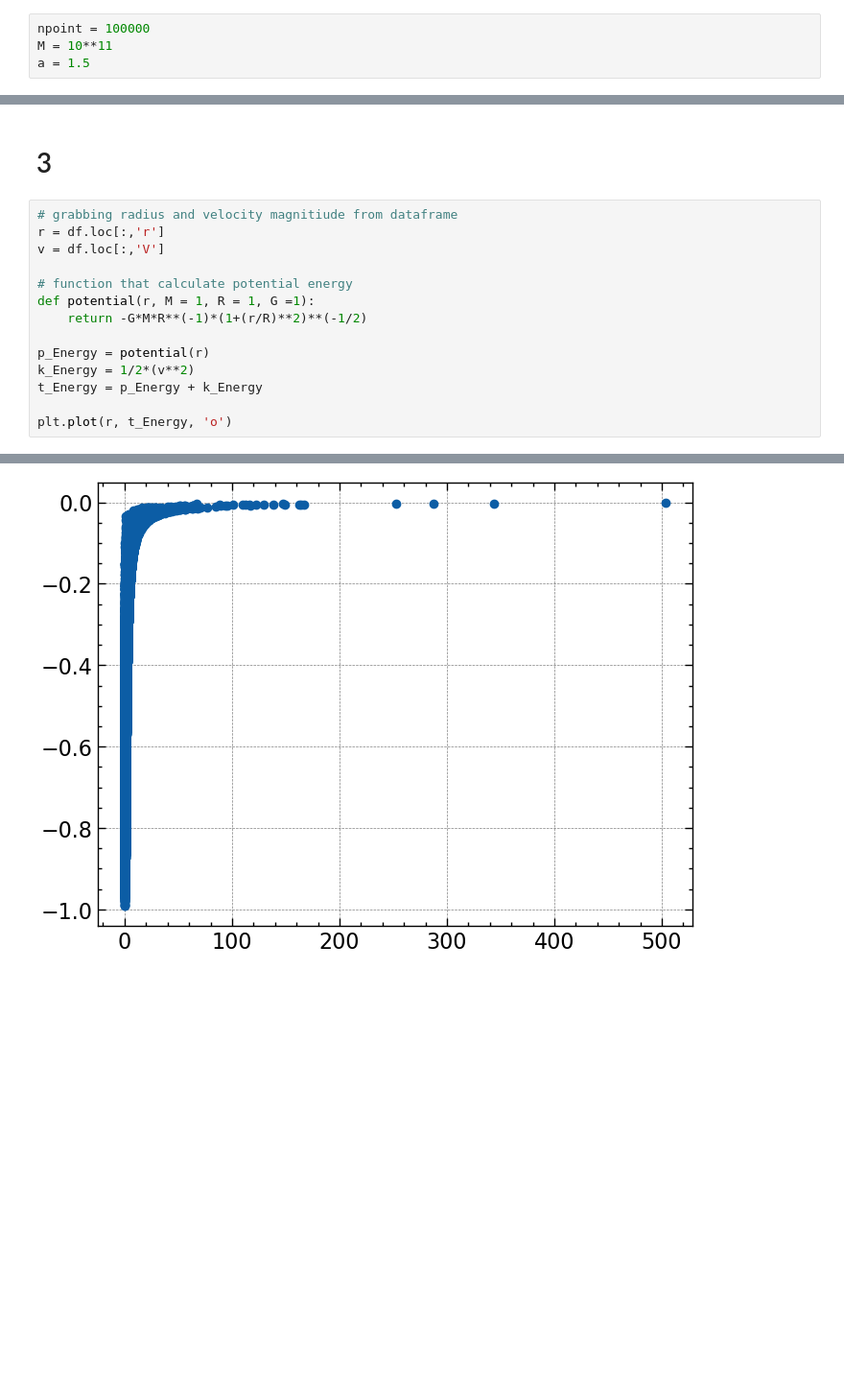
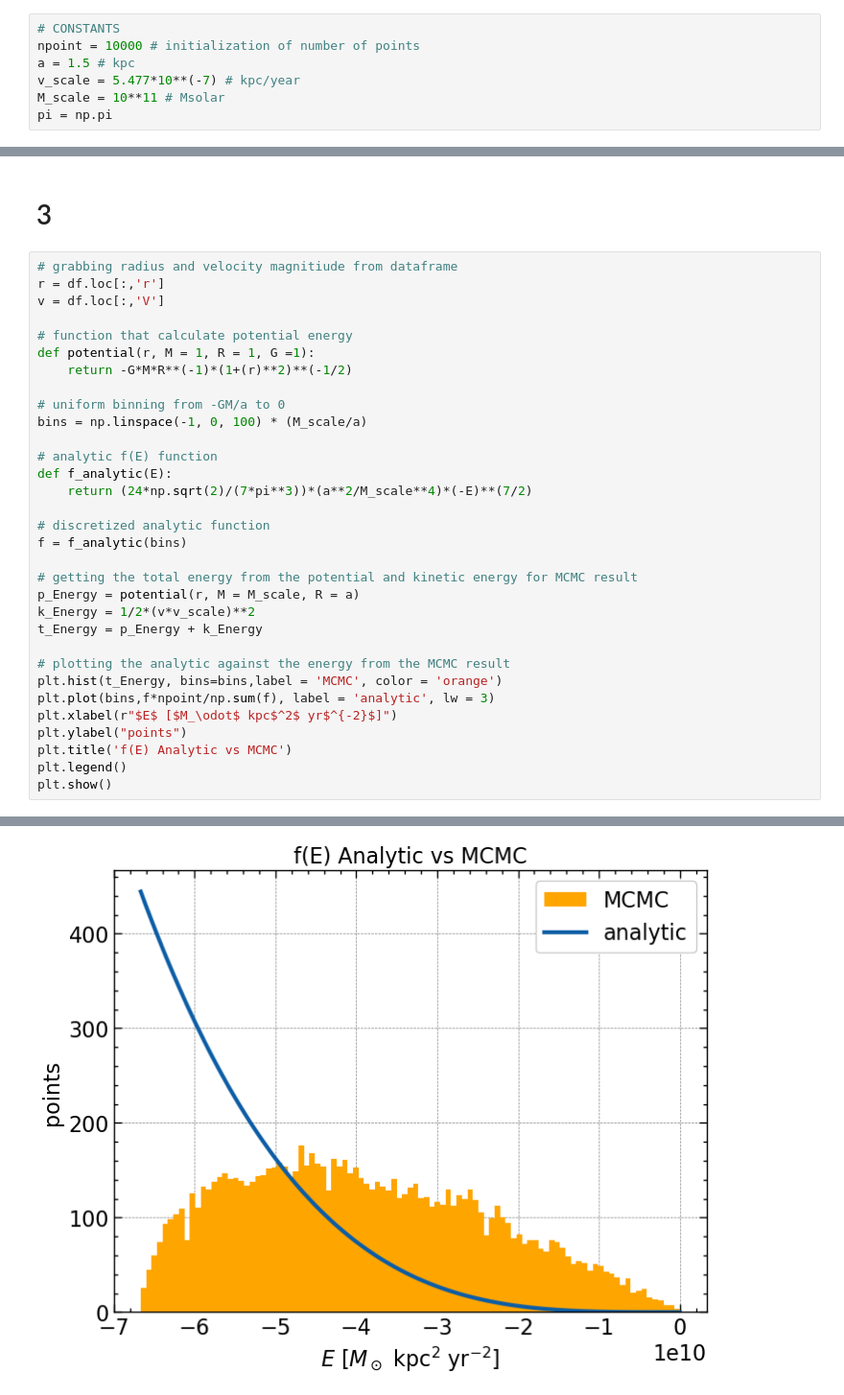
Before and after one commit to liuqiyucn/141, a Jupyter notebook: assignment2/assignment2.ipynb, the cells around one changed output, grey strips where cells are left out. Shown at 96% size. Saved outputs shown, nothing was run; the diff lists cells and outputs as text; blank space fills up the shorter version.

```diff
--- a/assignment2/assignment2.ipynb
+++ b/assignment2/assignment2.ipynb
@@ -10,8 +9,11 @@ pi = np.pi
 # %% [markdown]
 # 1
-# %%
-npoint = 100000
-M = 10**11
-a = 1.5
+# %%
+# CONSTANTS
+npoint = 10000 # initialization of number of points
+a = 1.5 # kpc
+v_scale = 5.477*10**(-7) # kpc/year
+M_scale = 10**11 # Msolar
+pi = np.pi
 # %%
 def initialize(M = 1, R = 1, G = 1):
@@ -79,11 +113,29 @@ v = df.loc[:,'V']
 
 # function that calculate potential energy
 def potential(r, M = 1, R = 1, G =1):
-    return -G*M*R**(-1)*(1+(r/R)**2)**(-1/2)
+    return -G*M*R**(-1)*(1+(r)**2)**(-1/2)
 
-p_Energy = potential(r)
-k_Energy = 1/2*(v**2)
+# uniform binning from -GM/a to 0
+bins = np.linspace(-1, 0, 100) * (M_scale/a)
+
+# analytic f(E) function
+def f_analytic(E):
+    return (24*np.sqrt(2)/(7*pi**3))*(a**2/M_scale**4)*(-E)**(7/2)
+
+# discretized analytic function
+f = f_analytic(bins)
+
+# getting the total energy from the potential and kinetic energy for MCMC result
+p_Energy = potential(r, M = M_scale, R = a)
+k_Energy = 1/2*(v*v_scale)**2
 t_Energy = p_Energy + k_Energy
 
-plt.plot(r, t_Energy, 'o')
+# plotting the analytic against the energy from the MCMC result
+plt.hist(t_Energy, bins=bins,label = 'MCMC', color = 'orange')
+plt.plot(bins,f*npoint/np.sum(f), label = 'analytic', lw = 3)
+plt.xlabel(r"$E$ [$M_\odot$ kpc$^2$ yr$^{-2}$]")
+plt.ylabel("points")
+plt.title('f(E) Analytic vs MCMC')
+plt.legend()
+plt.show()
 # %% [output]
@@ -91 +142 @@ plt.plot(r, t_Energy, 'o')
-[figure, old version]
+[figure, new version]
```
Also changed, not shown: parts of 6 cells of this notebook, 4 other files.
